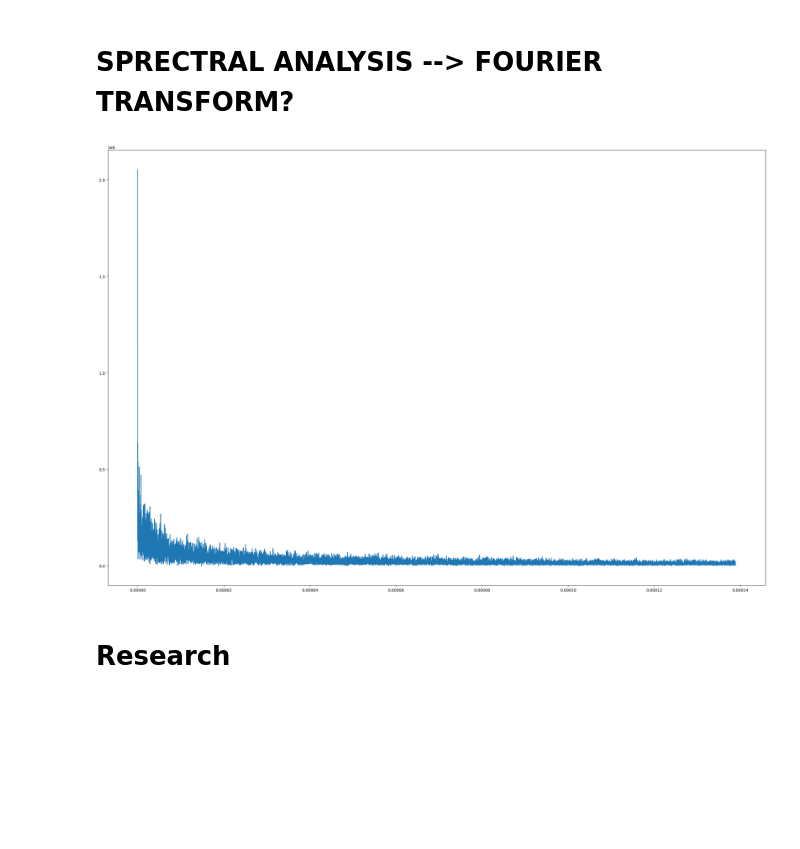
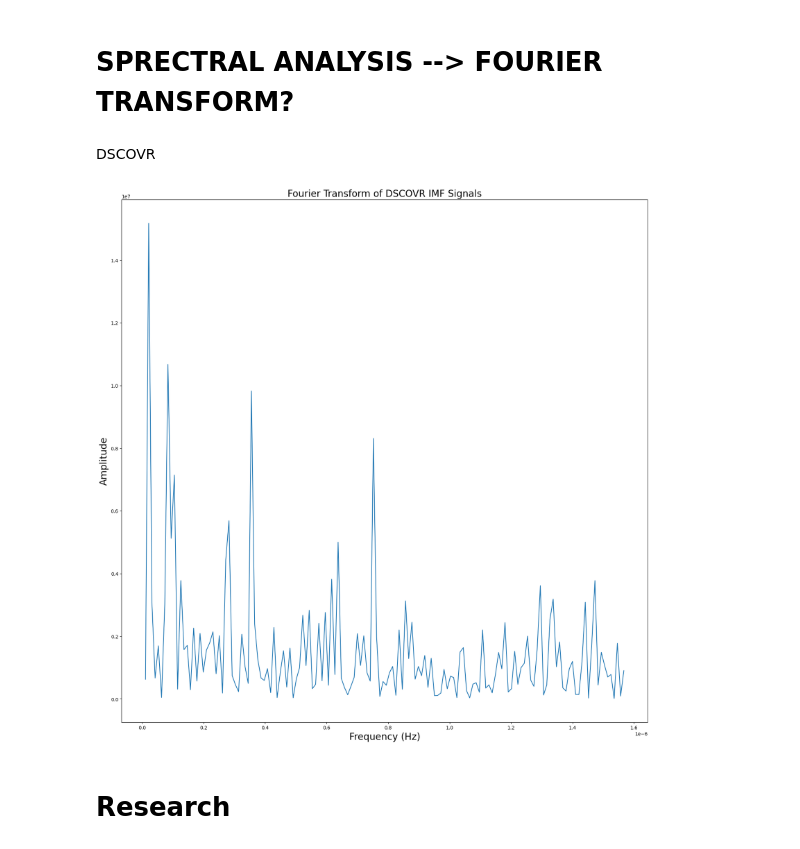
Before and after one commit to Brendan-Lobo/SpaceApps2023_Burps_of_Sun, a Jupyter notebook: pipeline_testing.ipynb, the cells around one changed output. Cells and saved outputs as stored; diff of their text form; code cells hidden in the pictures; blank space fills up the shorter version.

```diff
--- a/pipeline_testing.ipynb
+++ b/pipeline_testing.ipynb
@@ -108,27 +108,31 @@ DSCOV_IMF_times = df2.index[ df2["DSCOV Bz_gse, nT"] < -6]
 plt.plot()
 # %% [markdown]
 # SPRECTRAL ANALYSIS --> FOURIER TRANSFORM?
-# %%
-# Fourier transform of DSCOV <= -10nT
-# I KN SOMETHING IS WRONG BUT IDK WHAT IT IS, CUZ SUPPOSE THE FREQ CORRESPONDING TO PEAK MAGNITUDE IS 1? OR NO? IDK
-from scipy.fft import fft, fftfreq
-
-df_noNAN = df.copy().dropna()
-sample_rate = 1/3600
-y = df_noNAN['DSCOV Bz_gse, nT']
-duration = len(y)*3600
-N = int(sample_rate*duration)
-yf = fft(np.array(y))
-xf = fftfreq(N, 1 / sample_rate)
-
-f=plt.figure()
-f.set_figwidth(30)
-f.set_figheight(20)
-plt.plot(np.abs(xf), np.abs(yf))
-#plt.rcParams['figure.figsize']=[100,10]
-plt.show()
-# %% [output]
-[figure, removed]
+# %% [markdown]
+DSCOVR
+# %%
+# IMF signal
+sample_period = 3600                               # sample period = 1 hr = 3600s
+y = df['DSCOV Bz_gse, nT']                         # Choose DSCOVR data as our y
+a = 3600*len(y)
+t = np.arange(1,a,sample_period)                   # number of dataset (from 1 to length of dataset, at an interval of sample period)
+
+n = len(y)
+fhat = np.fft.fft(y, n)                            # Compute FFT
+PSD = fhat * np.conj(fhat) / n                     # Power spectrum density, computing the magnitude of each Fourier coefficient -> get the vector power of each freq
+freq = (1/(sample_period*n))*np.arange(n)          # Create x-axis for frequencies
+L = np.arange(1, np.floor(n/2), dtype='int')       # Only plot the first half
+
+# Plot the figures
+plt.figure(figsize=(20, 20))
+plt.plot(freq[L[:150]], PSD[L[:150]])
+plt.title('Fourier Transform of DSCOVR IMF Signals', fontsize = 20)
+plt.xlabel('Frequency (Hz)', fontsize = 20)
+plt.ylabel('Amplitude', fontsize = 20)
+
+plt.show()
+# %% [output]
+[figure, added]
 # %% [markdown]
 # Research
 # %%
```
